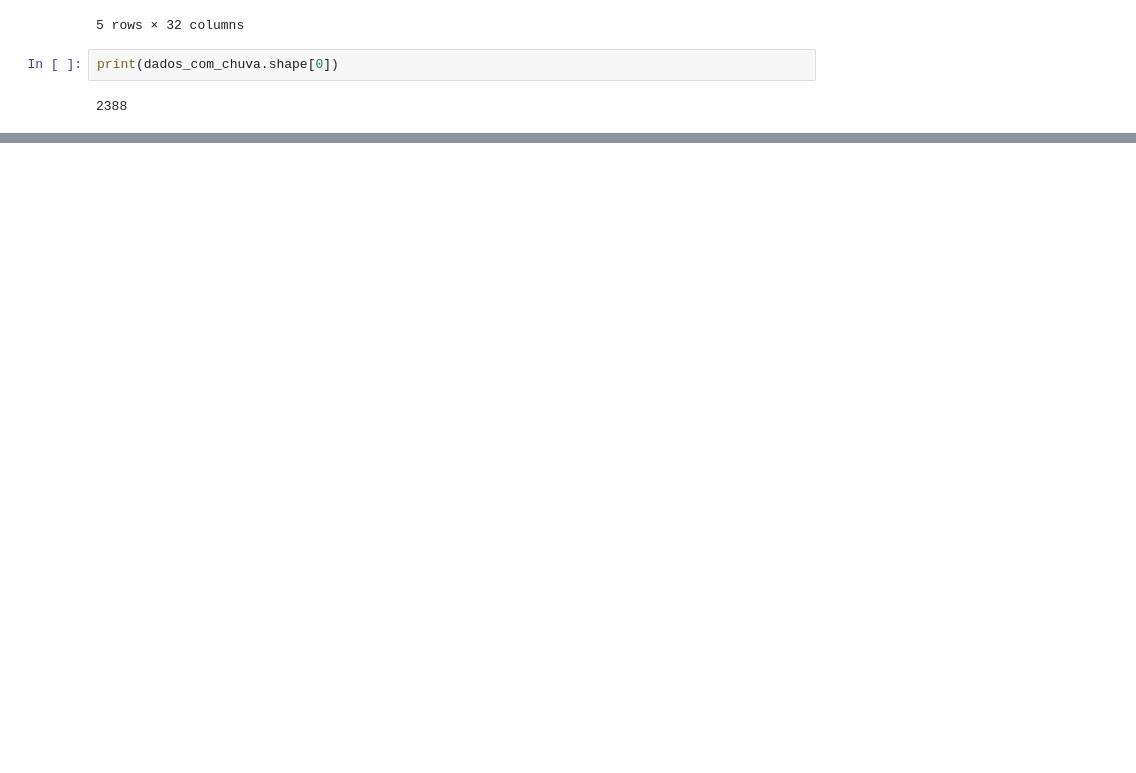
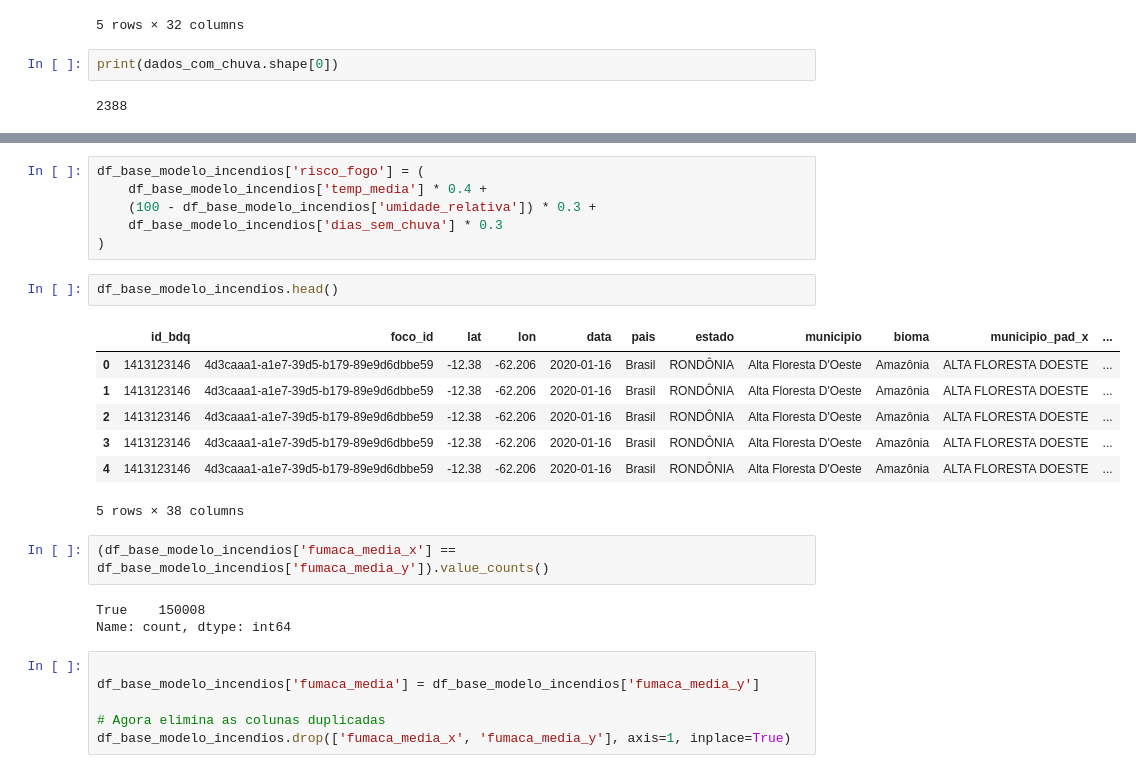
Before and after one commit to 6xAs/sentinela-ambiental, a Jupyter notebook: Notebooks/4_integration_fonts_date.ipynb, the cells around one changed output, grey strips where cells are left out. Drawn from its saved outputs; the diff is of its cells as text; blank space fills up the shorter version.

```diff
--- a/Notebooks/4_integration_fonts_date.ipynb
+++ b/Notebooks/4_integration_fonts_date.ipynb
@@ -493,0 +677,27 @@ print(dados_com_chuva.shape[0])
+# %%
+df_base_modelo_incendios['risco_fogo'] = (
+    df_base_modelo_incendios['temp_media'] * 0.4 +
+    (100 - df_base_modelo_incendios['umidade_relativa']) * 0.3 +
+    df_base_modelo_incendios['dias_sem_chuva'] * 0.3
+)
+# %%
+df_base_modelo_incendios.head()
+# %% [output]
+|  | id_bdq | foco_id | lat | lon | data | pais | estado | municipio | bioma | municipio_pad_x | ... |
+| 0 | 1413123146 | 4d3caaa1-a1e7-39d5-b179-89e9d6dbbe59 | -12.38 | -62.206 | 2020-01-16 | Brasil | RONDÔNIA | Alta Floresta D'Oeste | Amazônia | ALTA FLORESTA DOESTE | ... |
+| 1 | 1413123146 | 4d3caaa1-a1e7-39d5-b179-89e9d6dbbe59 | -12.38 | -62.206 | 2020-01-16 | Brasil | RONDÔNIA | Alta Floresta D'Oeste | Amazônia | ALTA FLORESTA DOESTE | ... |
+| 2 | 1413123146 | 4d3caaa1-a1e7-39d5-b179-89e9d6dbbe59 | -12.38 | -62.206 | 2020-01-16 | Brasil | RONDÔNIA | Alta Floresta D'Oeste | Amazônia | ALTA FLORESTA DOESTE | ... |
+| 3 | 1413123146 | 4d3caaa1-a1e7-39d5-b179-89e9d6dbbe59 | -12.38 | -62.206 | 2020-01-16 | Brasil | RONDÔNIA | Alta Floresta D'Oeste | Amazônia | ALTA FLORESTA DOESTE | ... |
+| 4 | 1413123146 | 4d3caaa1-a1e7-39d5-b179-89e9d6dbbe59 | -12.38 | -62.206 | 2020-01-16 | Brasil | RONDÔNIA | Alta Floresta D'Oeste | Amazônia | ALTA FLORESTA DOESTE | ... |
+5 rows × 38 columns
+# %%
+(df_base_modelo_incendios['fumaca_media_x'] == df_base_modelo_incendios['fumaca_media_y']).value_counts()
+# %% [output]
+True    150008
+Name: count, dtype: int64
+# %%
+
+df_base_modelo_incendios['fumaca_media'] = df_base_modelo_incendios['fumaca_media_y']
+
+# Agora elimina as colunas duplicadas
+df_base_modelo_incendios.drop(['fumaca_media_x', 'fumaca_media_y'], axis=1, inplace=True)
```
Also changed, not shown: parts of 39 cells of this notebook, 2 other files.
